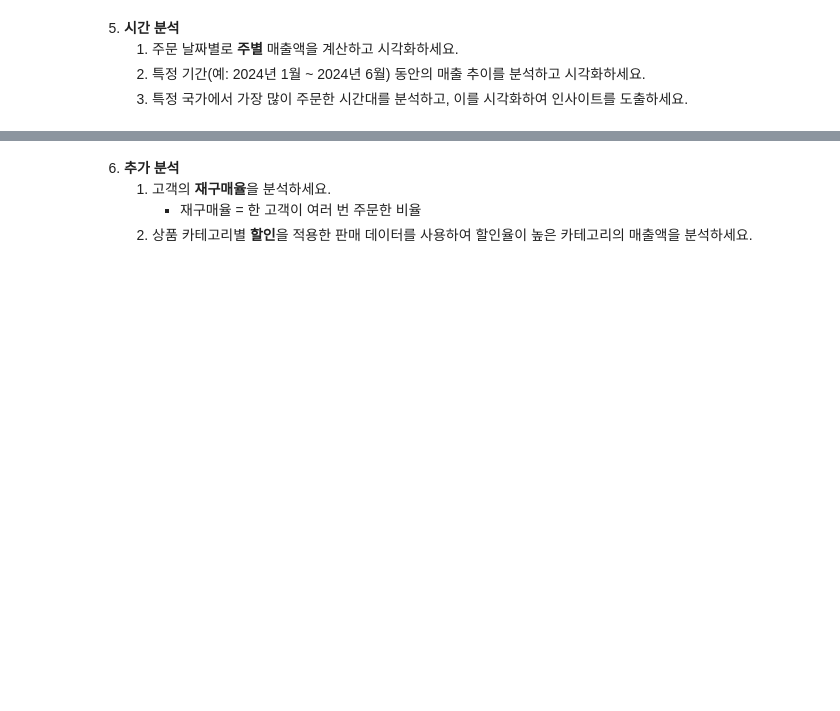
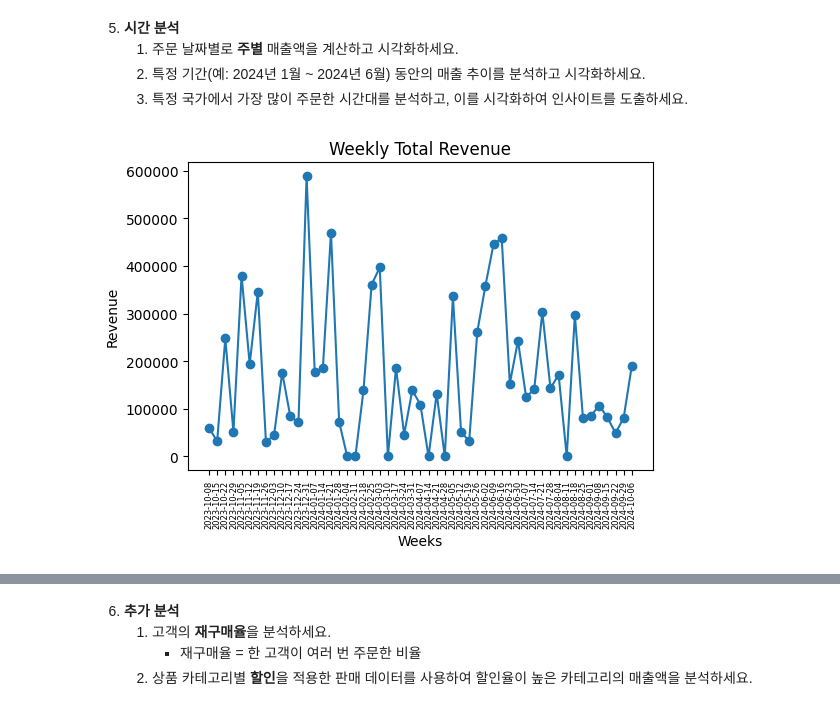
Before and after one commit to Encore-SKN-17/eda_practice, a Jupyter notebook: 3_final_practice.ipynb, the cells around one changed output, grey strips where cells are left out. Drawn from its saved outputs; the diff is of its cells as text; code cells hidden in the pictures; blank space fills up the shorter version.

```diff
--- a/3_final_practice.ipynb
+++ b/3_final_practice.ipynb
@@ -273,3 +314,26 @@ display(top_categories)
     1. 주문 날짜별로 **주별** 매출액을 계산하고 시각화하세요.
     2. 특정 기간(예: 2024년 1월 ~ 2024년 6월) 동안의 매출 추이를 분석하고 시각화하세요.
     3. 특정 국가에서 가장 많이 주문한 시간대를 분석하고, 이를 시각화하여 인사이트를 도출하세요.
+# %%
+# 1. 주문 날짜별로 **주별** 매출액을 계산하고 시각화하세요.
+
+# New dataframe that has OrderDate as its index
+time_series_df = ecommerce_df.set_index('OrderDate')
+
+# Weekly sales 그룹핑
+weekly_sales_df = time_series_df.resample('W').agg(
+    total_revenue = ('TotalRevenue', 'sum')
+).reset_index()
+
+
+
+# Plot
+plt.figure(figsize=(6,4))
+plt.plot(weekly_sales_df['OrderDate'], weekly_sales_df['total_revenue'], marker='o')
+plt.title("Weekly Total Revenue")
+plt.xlabel('Weeks')
+plt.ylabel('Revenue')
+plt.xticks(ticks=weekly_sales_df['OrderDate'], rotation=90, fontsize=6)
+plt.show()
+# %% [output]
+[figure, added]
```
Also changed, not shown: parts of 5 cells of this notebook.
